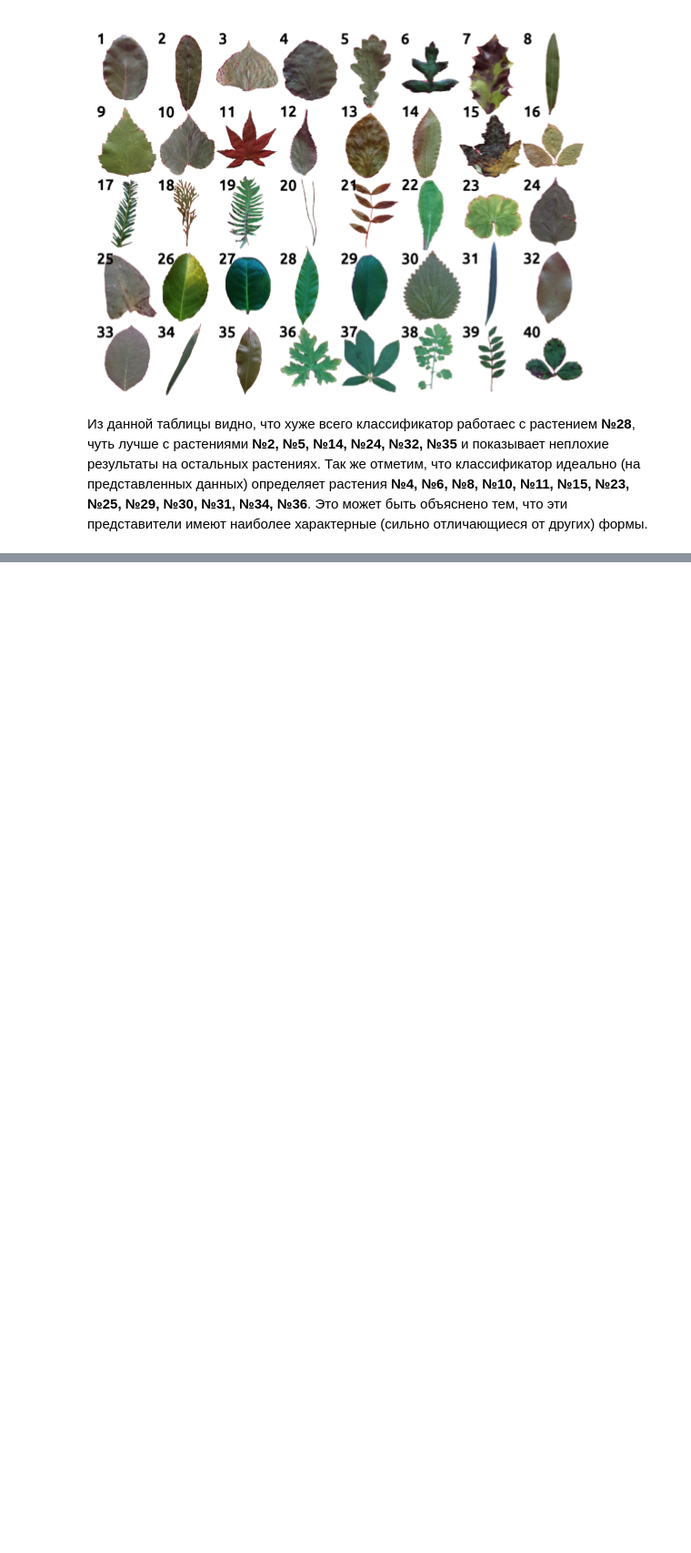
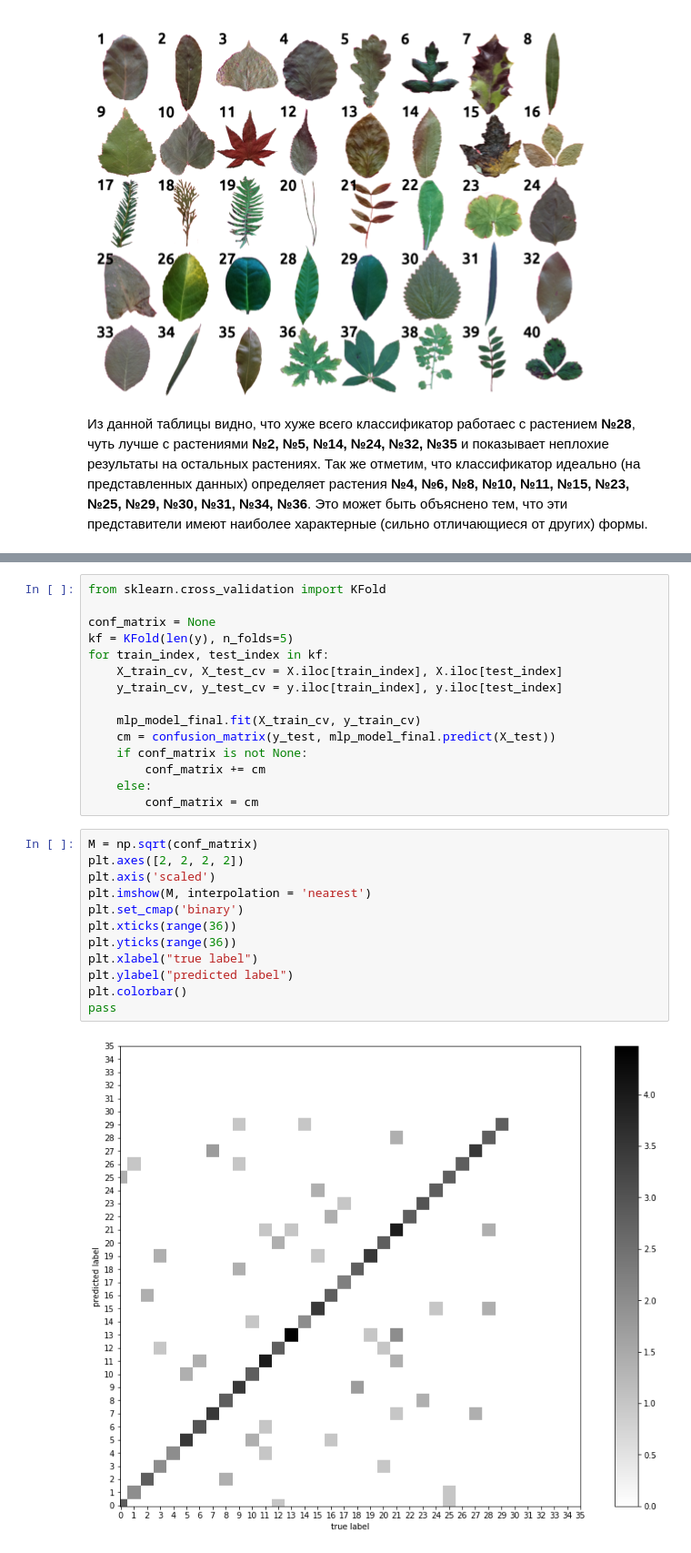
Before and after one commit to maksimovVva/Data_analysis, a Jupyter notebook: Maksimova_lab1.ipynb, the cells around one changed output, grey strips where cells are left out. Shown at 91% size. Saved outputs shown, nothing was run; the diff lists cells and outputs as text; blank space fills up the shorter version.

```diff
--- a/Maksimova_lab1.ipynb
+++ b/Maksimova_lab1.ipynb
@@ -858,0 +1335,29 @@ Image("Leaf.png")
+# %%
+from sklearn.cross_validation import KFold
+
+conf_matrix = None
+kf = KFold(len(y), n_folds=5)
+for train_index, test_index in kf:
+    X_train_cv, X_test_cv = X.iloc[train_index], X.iloc[test_index]
+    y_train_cv, y_test_cv = y.iloc[train_index], y.iloc[test_index]
+
+    mlp_model_final.fit(X_train_cv, y_train_cv)
+    cm = confusion_matrix(y_test, mlp_model_final.predict(X_test))
+    if conf_matrix is not None:
+        conf_matrix += cm
+    else:
+        conf_matrix = cm
+# %%
+M = np.sqrt(conf_matrix)
+plt.axes([2, 2, 2, 2])
+plt.axis('scaled')
+plt.imshow(M, interpolation = 'nearest')
+plt.set_cmap('binary')
+plt.xticks(range(36))
+plt.yticks(range(36))
+plt.xlabel("true label")
+plt.ylabel("predicted label")
+plt.colorbar()
+pass
+# %% [output]
+[figure, added]
```
Also changed, not shown: parts of 138 cells of this notebook.
